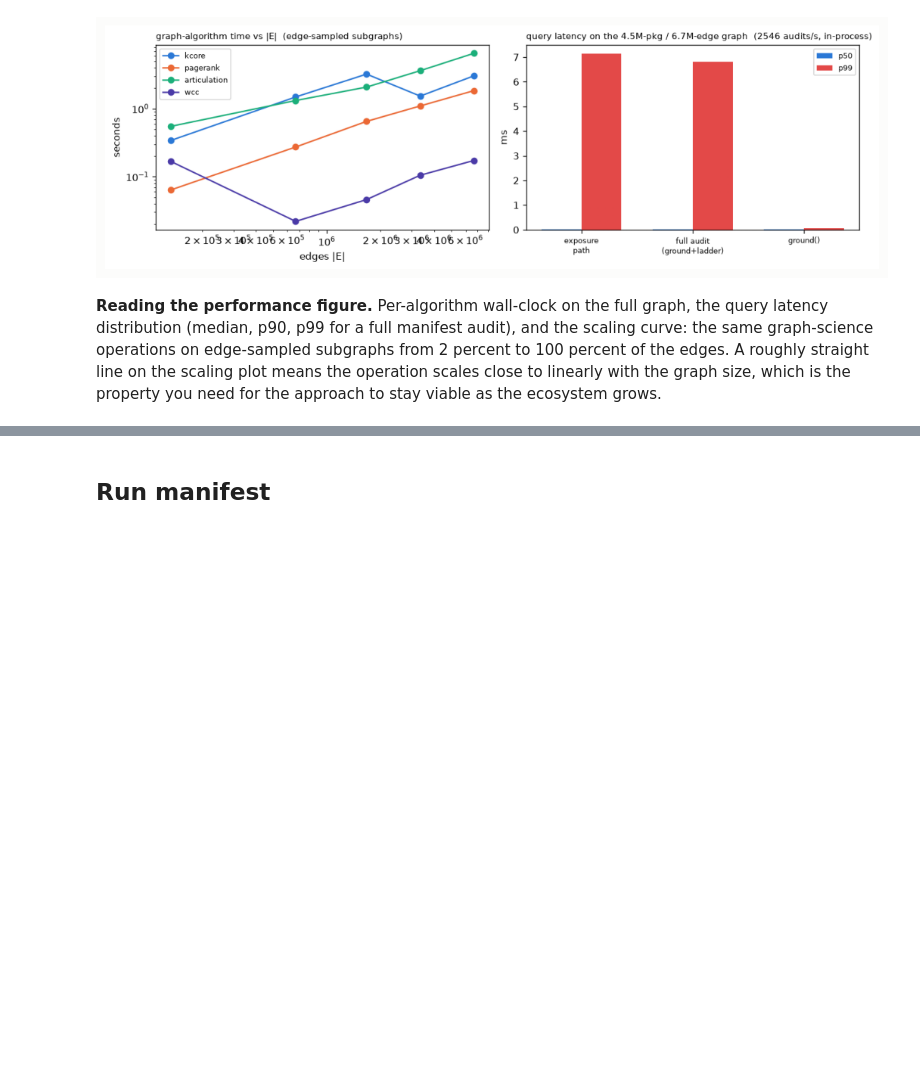
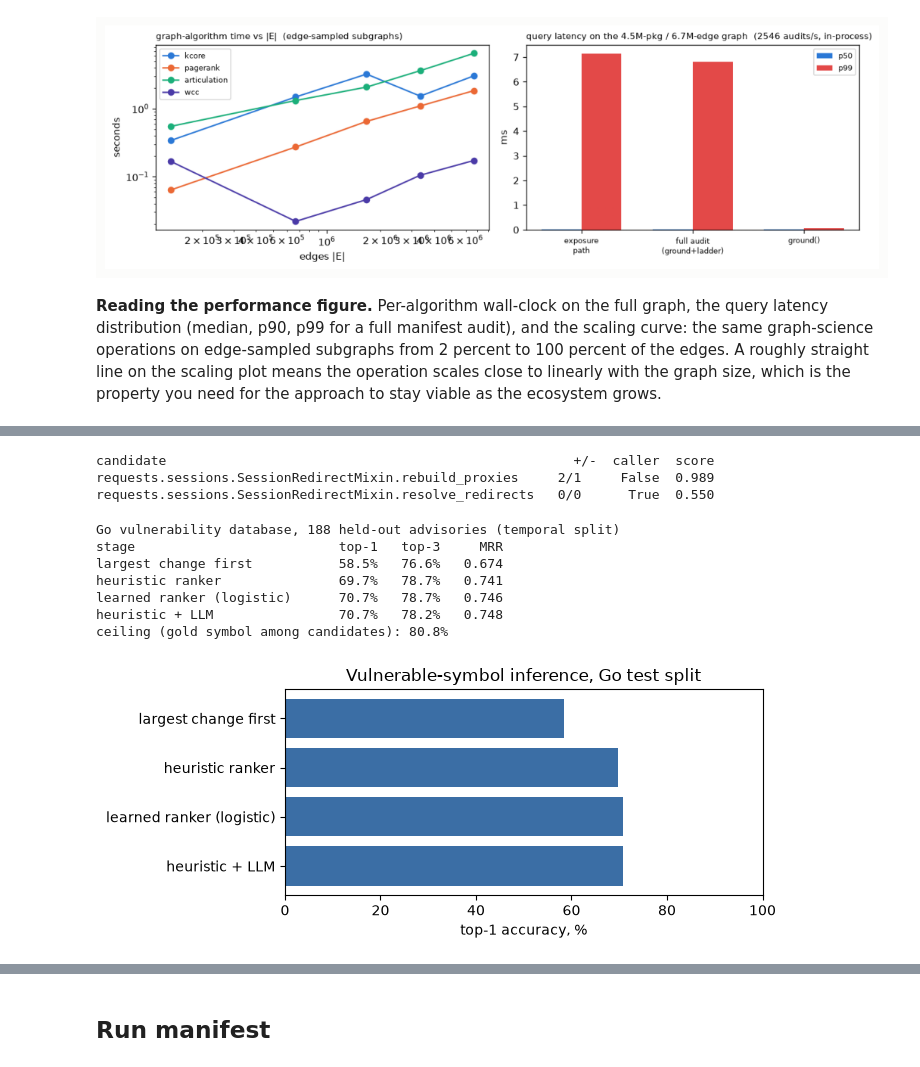
Before and after one commit to YashhMahajan/Graph-Engineering-for-SupplyChain, a Jupyter notebook: notebooks/supply_chain_graph_engineering.ipynb, the cells around one changed output, grey strips where cells are left out. Drawn from its saved outputs; the diff is of its cells as text; code cells hidden in the pictures; blank space fills up the shorter version.

```diff
--- a/notebooks/supply_chain_graph_engineering.ipynb
+++ b/notebooks/supply_chain_graph_engineering.ipynb
@@ -3210,0 +3220,75 @@ stay viable as the ecosystem grows.
+# %%
+from scgraph.symbols.diff import parse_unified
+from scgraph.symbols.candidates import build_candidates
+from scgraph.symbols.rank import HEURISTIC, Ranker, rank
+
+FIX = """--- a/requests/sessions.py
++++ b/requests/sessions.py
+@@ -9,7 +9,9 @@ def rebuild_proxies(self, prepared_request, proxies):
+         except KeyError:
+             username, password = None, None
+
+-        if username and password:
++        # Avoid appending this to TLS tunneled requests where it may be leaked.
++        if not scheme.startswith('https') and username and password:
+             headers["Proxy-Authorization"] = _basic_auth_str(username, password)
+
+         return new_proxies
+"""
+SRC = """class SessionRedirectMixin:
+    def resolve_redirects(self, resp, req):
+        return self.rebuild_proxies(req, None)
+
+    def rebuild_proxies(self, prepared_request, proxies):
+        headers = prepared_request.headers
+        try:
+            username, password = get_auth(proxies[scheme])
+        except KeyError:
+            username, password = None, None
+
+        # Avoid appending this to TLS tunneled requests where it may be leaked.
+        if not scheme.startswith('https') and username and password:
+            headers["Proxy-Authorization"] = _basic_auth_str(username, password)
+
+        return new_proxies
+"""
+cs = build_candidates(parse_unified(FIX), {"requests/sessions.py": SRC},
+                      "Unintended leak of Proxy-Authorization header in requests")
+print(f"{'candidate':58} {'+/-':>5} {'caller':>7} {'score':>6}")
+for c in rank(cs.candidates, Ranker(weights=dict(HEURISTIC))):
+    print(f"{c.symbol:58} {c.added}/{c.removed:<3} {str(c.via_caller):>7} {c.score:6.3f}")
+# %% [output]
+candidate                                                    +/-  caller  score
+requests.sessions.SessionRedirectMixin.rebuild_proxies     2/1     False  0.989
+requests.sessions.SessionRedirectMixin.resolve_redirects   0/0      True  0.550
+# %%
+import json
+import matplotlib.pyplot as plt
+from pathlib import Path
+
+ev = json.loads(Path("results/metrics/symbols_eval.json").read_text())
+st = ev["stages"]
+rows = [("largest change first", "largest"), ("heuristic ranker", "heuristic"),
+        ("learned ranker (logistic)", "ranker"), ("heuristic + LLM", "ranker+llm")]
+print(f"Go vulnerability database, {ev['n_test']} held-out advisories (temporal split)")
+print(f"{'stage':28} {'top-1':>7} {'top-3':>7} {'MRR':>7}")
+for label, k in rows:
+    s = st[k]
+    print(f"{label:28} {100*s['top1']:6.1f}% {100*s['top3']:6.1f}% {s['mrr']:7.3f}")
+print("ceiling (gold symbol among candidates):", f"{100*st['heuristic']['coverage']:.1f}%")
+fig, ax = plt.subplots(figsize=(7, 3))
+ax.barh([r[0] for r in rows][::-1], [100 * st[r[1]]["top1"] for r in rows][::-1], color="#3b6ea5")
+ax.set_xlabel("top-1 accuracy, %"); ax.set_xlim(0, 100); ax.set_title("Vulnerable-symbol inference, Go test split")
+fig.tight_layout()
+Path("results/figures").mkdir(parents=True, exist_ok=True)
+fig.savefig("results/figures/symbols_stages.png", dpi=140)
+plt.show()
+# %% [output]
+Go vulnerability database, 188 held-out advisories (temporal split)
+stage                          top-1   top-3     MRR
+largest change first           58.5%   76.6%   0.674
+heuristic ranker               69.7%   78.7%   0.741
+learned ranker (logistic)      70.7%   78.7%   0.746
+heuristic + LLM                70.7%   78.2%   0.748
+ceiling (gold symbol among candidates): 80.8%
+[figure, added]
```
Also changed, not shown: parts of 10 cells of this notebook, 50 other files.
